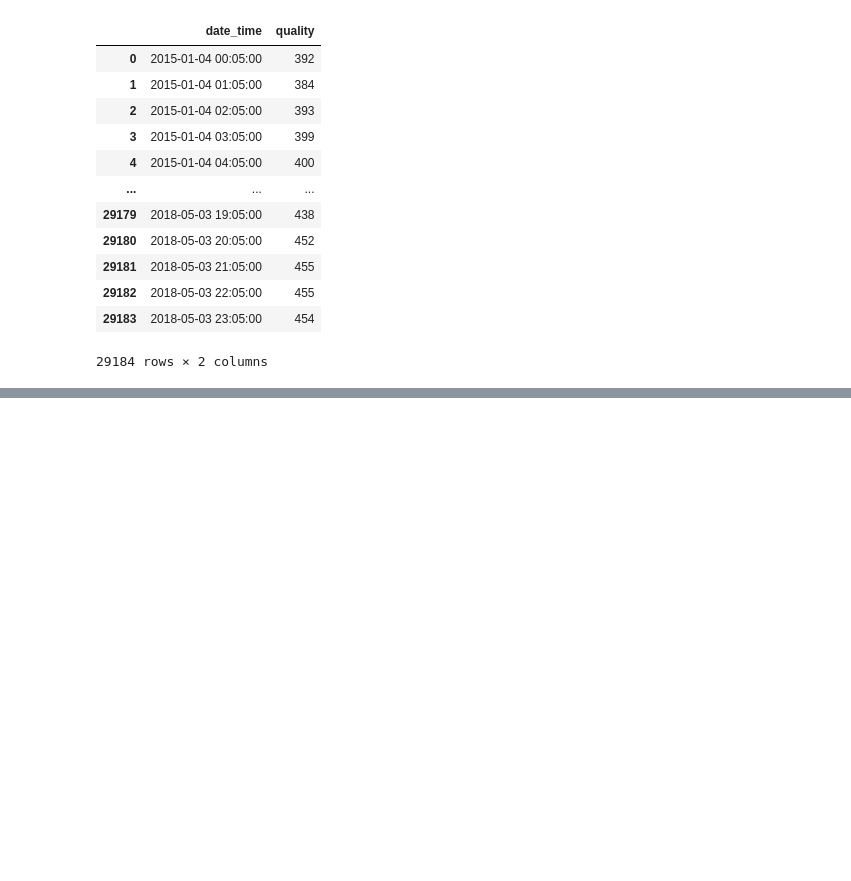
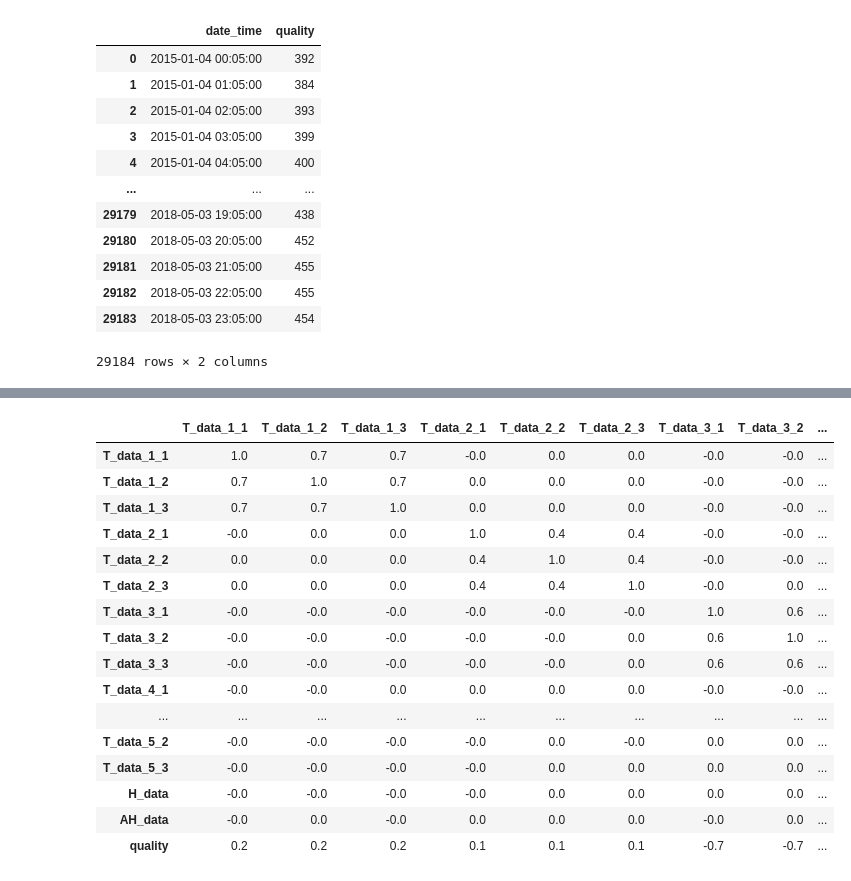
Before and after one commit to changyeon99/5th_K-Digital, a Jupyter notebook: helloworld.ipynb, the cells around one changed output, grey strips where cells are left out. Cells and saved outputs as stored; diff of their text form; code cells hidden in the pictures; blank space fills up the shorter version.

```diff
--- a/helloworld.ipynb
+++ b/helloworld.ipynb
@@ -65,0 +127,3 @@ data_X
+# %%
+data_X = data_X.drop("date_time", axis = 1)
+data_X
@@ -65,0 +144,4 @@ data_X
+# %%
+X_average = data_X.groupby('date_hour').mean()
+X_average = X_average.reset_index()
+X_average
@@ -65,0 +162,4 @@ data_X
+# %%
+merged_df = pd.concat([X_average, data_Y['quality']], axis=1, ignore_index=True)
+merged_df.columns = list(X_average.columns) + ['quality']
+merged_df
@@ -66,3 +180,3 @@ data_X
 # %%
-collist = data_X.columns.tolist()
-collist = collist[1:] # date_time 제외
+collist = merged_df.columns.tolist()
+collist
@@ -87,0 +203,22 @@ for i in collist:
+# %%
+heatmap = merged_df[collist[1:]]
+correlation_matrix = heatmap.corr().round(1)
+correlation_matrix
+# %% [output]
+|  | T_data_1_1 | T_data_1_2 | T_data_1_3 | T_data_2_1 | T_data_2_2 | T_data_2_3 | T_data_3_1 | T_data_3_2 | ... |
+| T_data_1_1 | 1.0 | 0.7 | 0.7 | -0.0 | 0.0 | 0.0 | -0.0 | -0.0 | ... |
+| T_data_1_2 | 0.7 | 1.0 | 0.7 | 0.0 | 0.0 | 0.0 | -0.0 | -0.0 | ... |
+| T_data_1_3 | 0.7 | 0.7 | 1.0 | 0.0 | 0.0 | 0.0 | -0.0 | -0.0 | ... |
+| T_data_2_1 | -0.0 | 0.0 | 0.0 | 1.0 | 0.4 | 0.4 | -0.0 | -0.0 | ... |
+| T_data_2_2 | 0.0 | 0.0 | 0.0 | 0.4 | 1.0 | 0.4 | -0.0 | -0.0 | ... |
+| T_data_2_3 | 0.0 | 0.0 | 0.0 | 0.4 | 0.4 | 1.0 | -0.0 | 0.0 | ... |
+| T_data_3_1 | -0.0 | -0.0 | -0.0 | -0.0 | -0.0 | -0.0 | 1.0 | 0.6 | ... |
+| T_data_3_2 | -0.0 | -0.0 | -0.0 | -0.0 | -0.0 | 0.0 | 0.6 | 1.0 | ... |
+| T_data_3_3 | -0.0 | -0.0 | -0.0 | -0.0 | -0.0 | 0.0 | 0.6 | 0.6 | ... |
+| T_data_4_1 | -0.0 | -0.0 | 0.0 | 0.0 | 0.0 | 0.0 | -0.0 | -0.0 | ... |
+| ... | ... | ... | ... | ... | ... | ... | ... | ... | ... |
+| T_data_5_2 | -0.0 | -0.0 | -0.0 | -0.0 | 0.0 | -0.0 | 0.0 | 0.0 | ... |
+| T_data_5_3 | -0.0 | -0.0 | -0.0 | -0.0 | 0.0 | 0.0 | 0.0 | 0.0 | ... |
+| H_data | -0.0 | -0.0 | -0.0 | -0.0 | 0.0 | 0.0 | 0.0 | 0.0 | ... |
+| AH_data | -0.0 | 0.0 | -0.0 | 0.0 | 0.0 | 0.0 | -0.0 | 0.0 | ... |
+| quality | 0.2 | 0.2 | 0.2 | 0.1 | 0.1 | 0.1 | -0.7 | -0.7 | ... |
```
Also changed, not shown: parts of 15 cells of this notebook.
